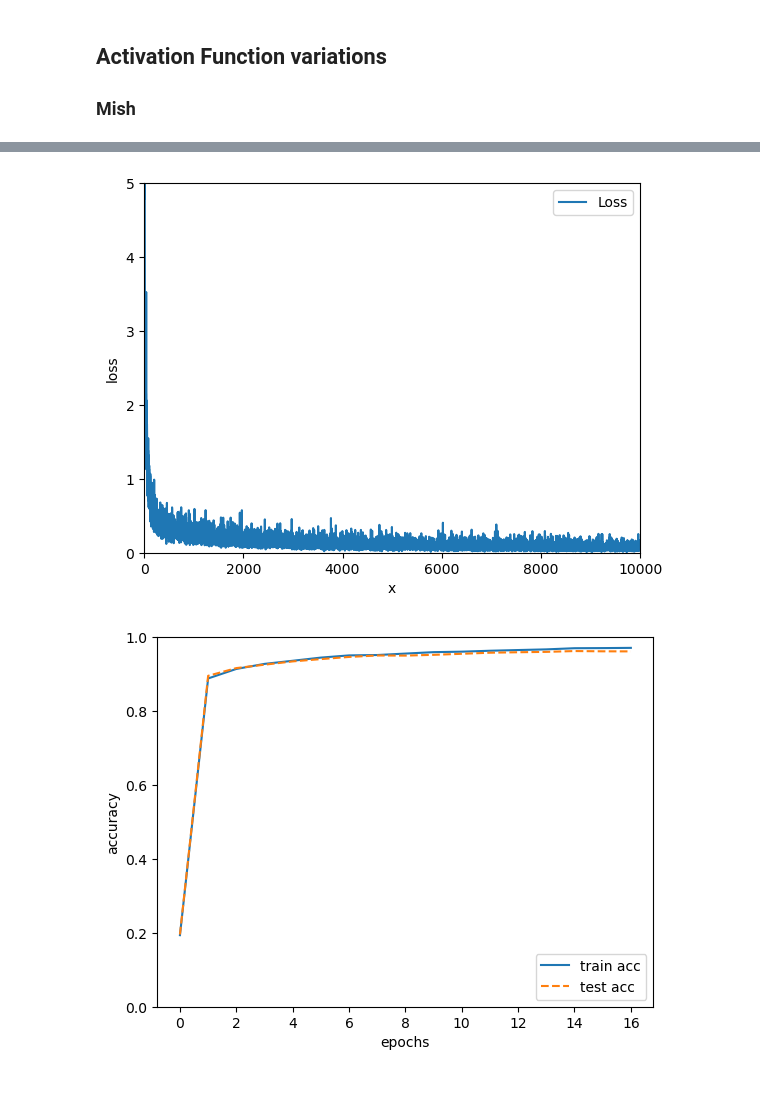
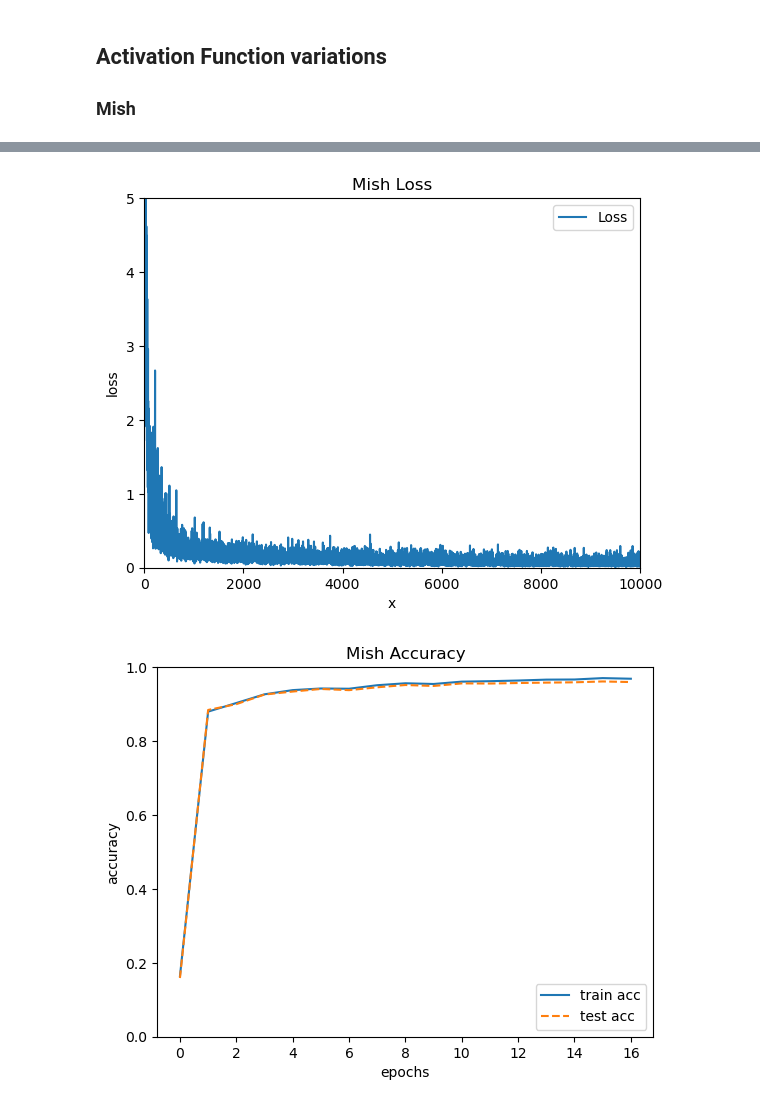
Before and after one commit to Thinline20/mnist_assignment, a Jupyter notebook: src/modified_net.ipynb, the cells around one changed output, grey strips where cells are left out. Cells and saved outputs as stored; diff of their text form; code cells hidden in the pictures.

Commit message:
Add more activation layers

```diff
--- a/src/modified_net.ipynb
+++ b/src/modified_net.ipynb
@@ -12,7 +13,7 @@ train_size = X_train.shape[0]
 
 ### Mish
 # %%
-mish_network = BackPropagationNet(784, 50, 10)
+mish_network = BackPropagationNet(784, 50, 10, activation_layer=Mish)
 
 mish_iters_num = 10000
 mish_batch_size = 100
@@ -70,23 +71,25 @@ plt.ylim(0, 5.0)
 plt.xlabel("x")
 plt.ylabel("loss")
 plt.legend()
+plt.title("Mish Loss")
 plt.show()
 # %% [output]
-[figure, old version]
+[figure, new version]
 # %%
 markers = {"train": "o", "test": "s"}
 
 x = np.arange(len(mish_train_acc_list))
 
 plt.plot(x, mish_train_acc_list, label="train acc")
 plt.plot(x, mish_test_acc_list, label="test acc", linestyle="--")
 plt.xlabel("epochs")
 plt.ylabel("accuracy")
 plt.ylim(0, 1.0)
 plt.legend(loc="lower right")
+plt.title("Mish Accuracy")
 plt.show()
 # %% [output]
-[figure, old version]
+[figure, new version]
 # %%
 print(f"final loss: {mish_train_loss_list[-1]}")
 print(f"final train accuracy: {mish_train_acc_list[-1]}")
```
Also changed, not shown: parts of 8 cells of this notebook, 3 other files.
